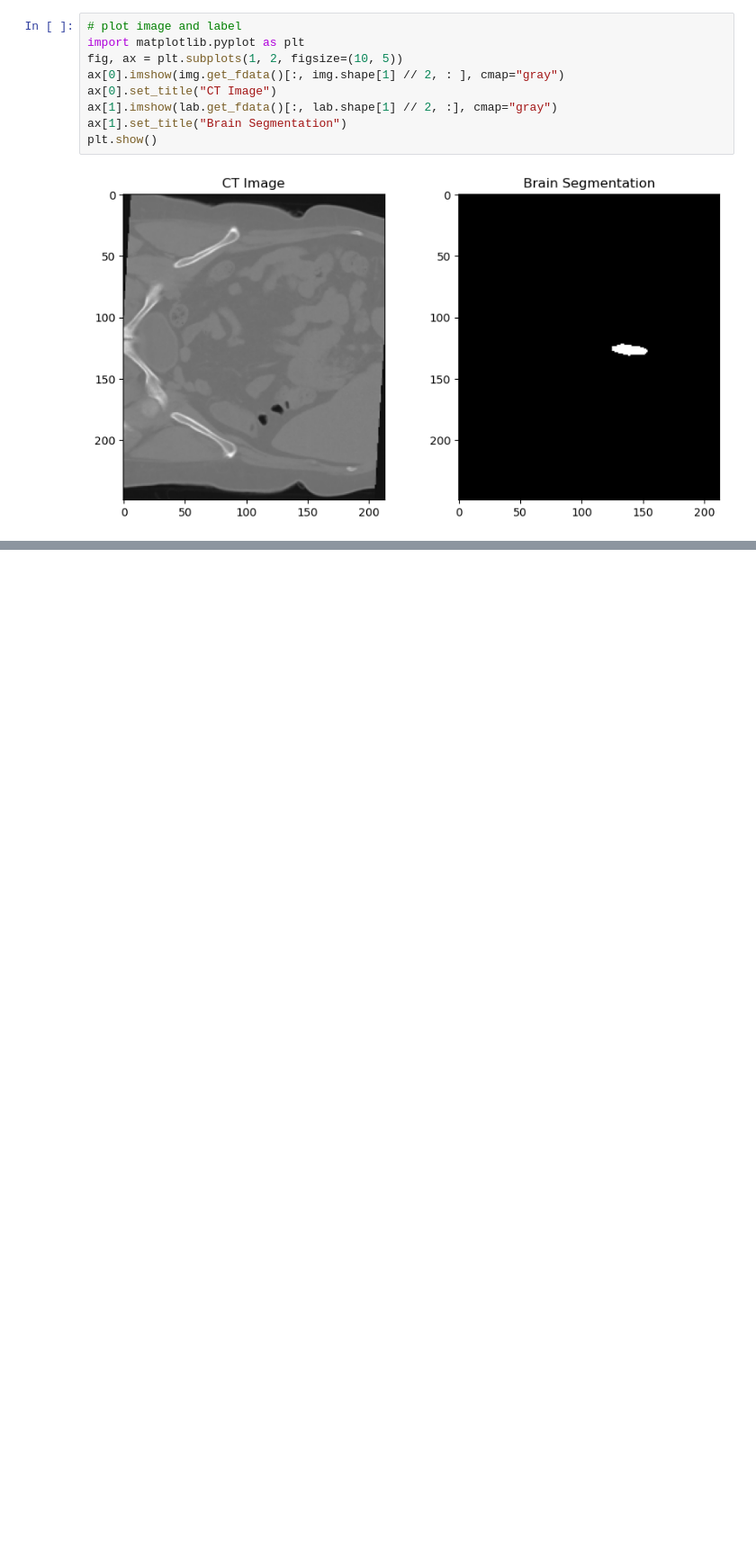
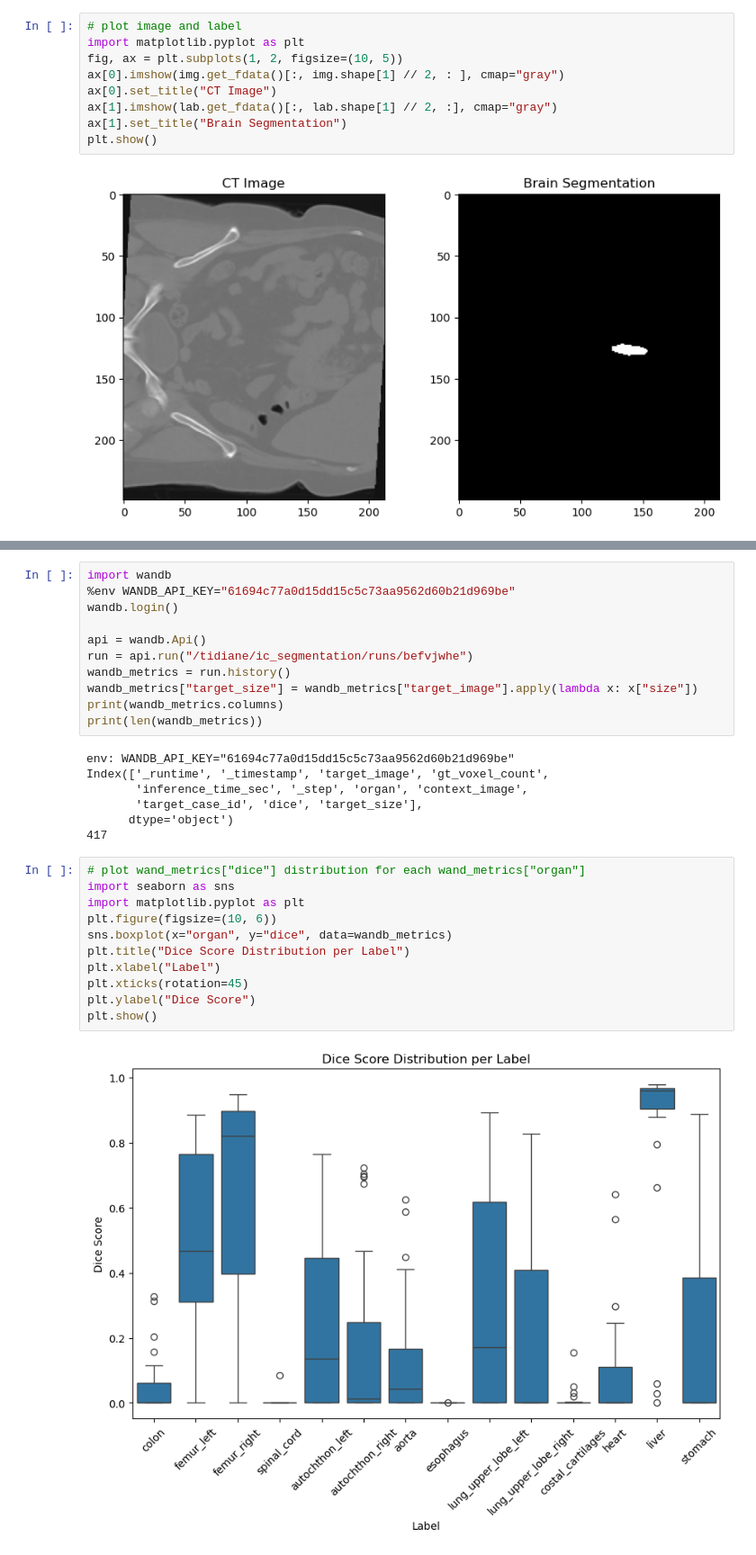
Before and after one commit to tidiane-camaret/ic_segmentation, a Jupyter notebook: notebooks/TotalSeg.ipynb, the cells around one changed output, grey strips where cells are left out. Shown at 90% size. Drawn from its saved outputs; the diff is of its cells as text; blank space fills up the shorter version.

```diff
--- a/notebooks/TotalSeg.ipynb
+++ b/notebooks/TotalSeg.ipynb
@@ -231,0 +264,31 @@ plt.show()
+# %%
+import wandb
+%env WANDB_API_KEY="61694c77a0d15dd15c5c73aa9562d60b21d969be"
+wandb.login()
+
+api = wandb.Api()
+run = api.run("/tidiane/ic_segmentation/runs/befvjwhe")
+wandb_metrics = run.history()
+wandb_metrics["target_size"] = wandb_metrics["target_image"].apply(lambda x: x["size"])
+print(wandb_metrics.columns)
+print(len(wandb_metrics))
+# %% [output]
+env: WANDB_API_KEY="61694c77a0d15dd15c5c73aa9562d60b21d969be"
+Index(['_runtime', '_timestamp', 'target_image', 'gt_voxel_count',
+       'inference_time_sec', '_step', 'organ', 'context_image',
+       'target_case_id', 'dice', 'target_size'],
+      dtype='object')
+417
+# %%
+# plot wand_metrics["dice"] distribution for each wand_metrics["organ"]
+import seaborn as sns
+import matplotlib.pyplot as plt
+plt.figure(figsize=(10, 6))
+sns.boxplot(x="organ", y="dice", data=wandb_metrics)
+plt.title("Dice Score Distribution per Label")
+plt.xlabel("Label")
+plt.xticks(rotation=45)
+plt.ylabel("Dice Score")
+plt.show()
+# %% [output]
+[figure, added]
```
Also changed, not shown: parts of 10 cells of this notebook, 2 other files.
